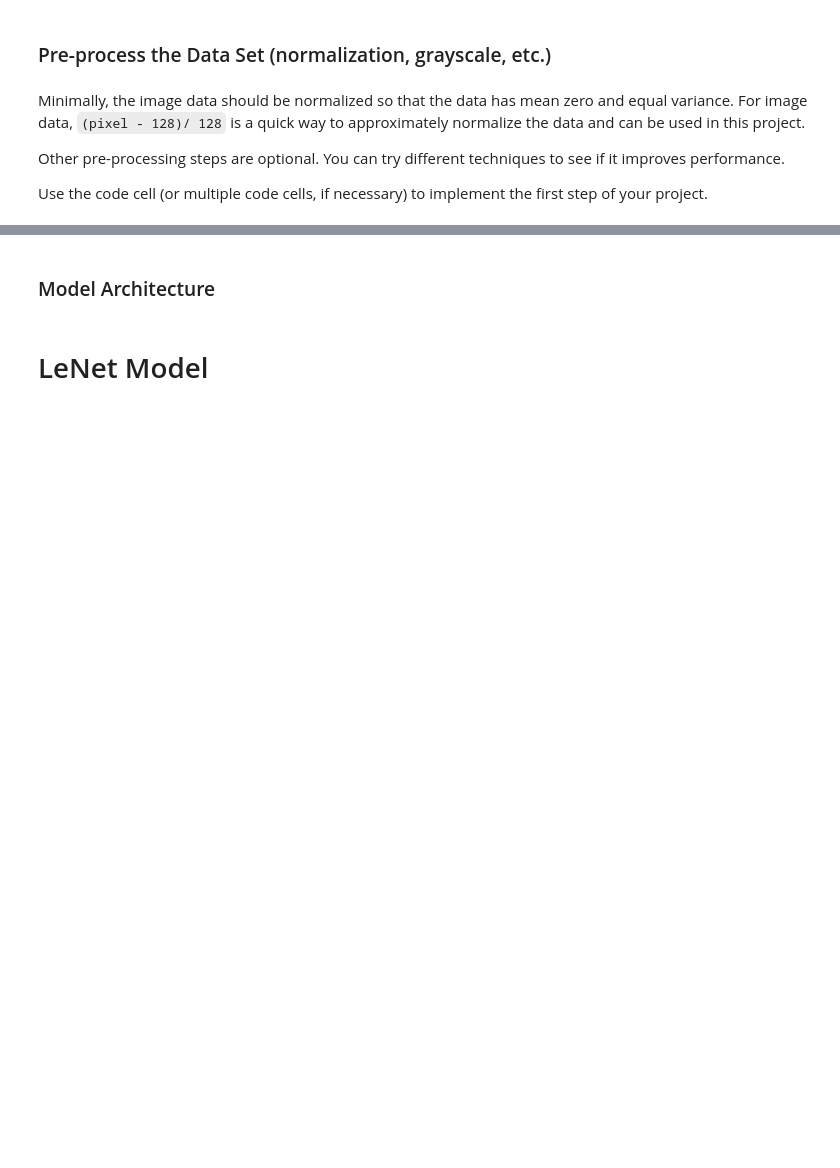
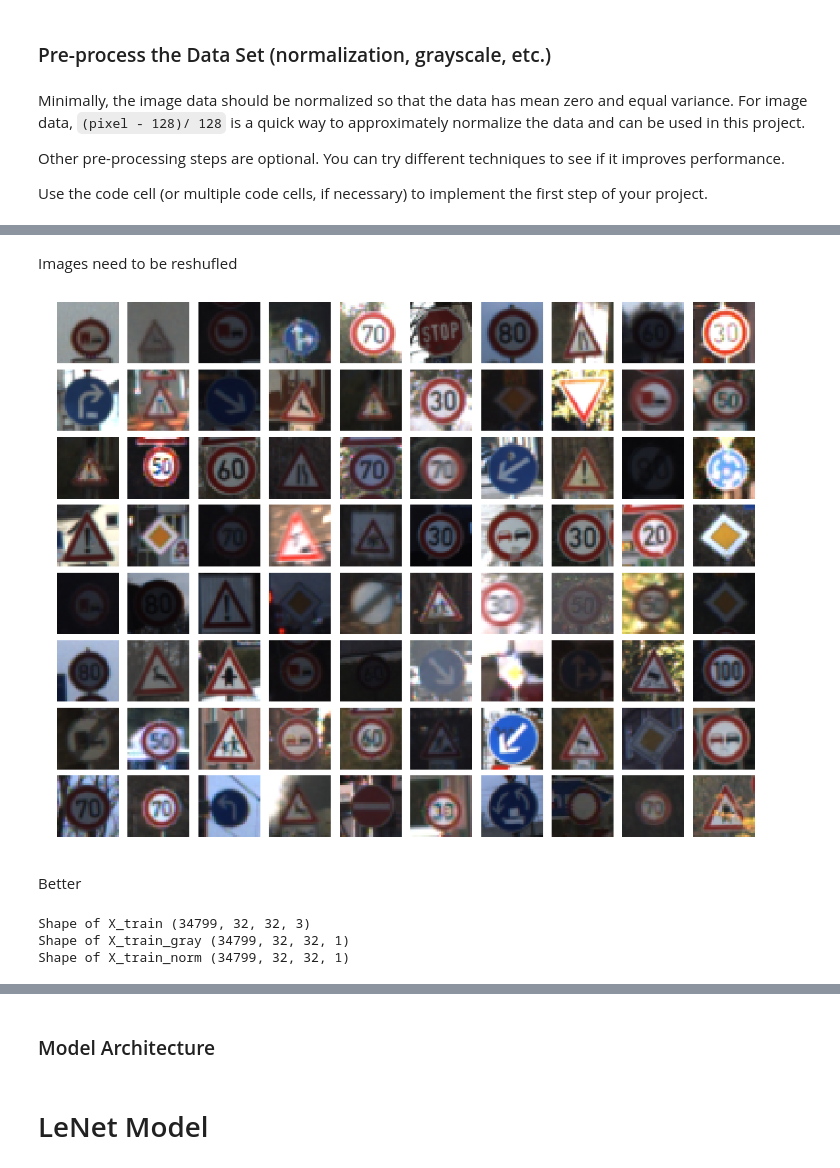
Before and after one commit to afourteia/CarND_Traffic_Sign_Classifier, a Jupyter notebook: Traffic_Sign_Classifier.ipynb, the cells around one changed output, grey strips where cells are left out. Cells and saved outputs as stored; diff of their text form; code cells hidden in the pictures; blank space fills up the shorter version.

```diff
--- a/Traffic_Sign_Classifier.ipynb
+++ b/Traffic_Sign_Classifier.ipynb
@@ -198,0 +239,44 @@ def normalize_image(image_set):
+# %% [markdown]
+Images need to be reshufled
+# %%
+## Shuffle the training dataset
+X_train, y_train = shuffle(X_train, y_train)
+view_images(X_train)
+# %% [output]
+[figure, added]
+# %% [markdown]
+Better
+# %%
+X_train_gray = grayscale(X_train)
+X_test_gray = grayscale(X_test)
+X_valid_gray = grayscale(X_valid)
+
+X_train_norm = normalize_image(X_train_gray)
+X_test_norm = normalize_image(X_test_gray)
+X_valid_norm = normalize_image(X_valid_gray)
+
+print("Shape of X_train", X_train.shape)
+print("Shape of X_train_gray", X_train_gray.shape)
+print("Shape of X_train_norm", X_train_norm.shape)
+
+print("Mean of the gray image training set", np.mean(X_train_gray))
+print("Mean of the normalized image training set", np.mean(X_train_norm))
+print("Mean of the gray image testing set", np.mean(X_test_gray))
+print("Mean of the normalized image testing set", np.mean(X_test_norm))
+
+print("Original shape:", X_train.shape)
+print("Normalized shape:", X_train_normalized.shape)
+fig, axs = plt.subplots(1,2, figsize=(10, 3))
+axs = axs.ravel()
+
+axs[0].axis('off')
+axs[0].set_title('normalized')
+axs[0].imshow(X_train_normalized[0].squeeze(), cmap='gray')
+
+axs[1].axis('off')
+axs[1].set_title('original')
+axs[1].imshow(X_train[0].squeeze(), cmap='gray')
+# %% [output]
+Shape of X_train (34799, 32, 32, 3)
+Shape of X_train_gray (34799, 32, 32, 1)
+Shape of X_train_norm (34799, 32, 32, 1)
```
Also changed, not shown: parts of 12 cells of this notebook.
